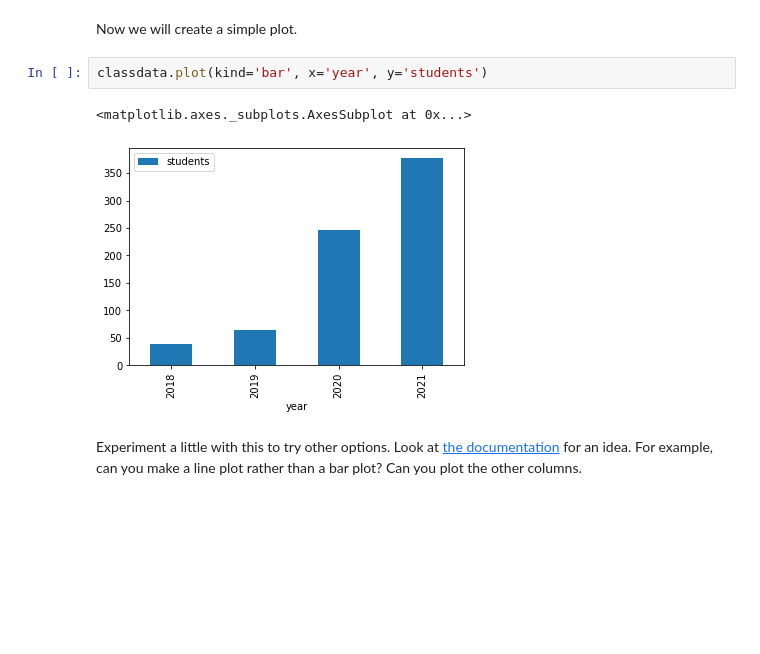
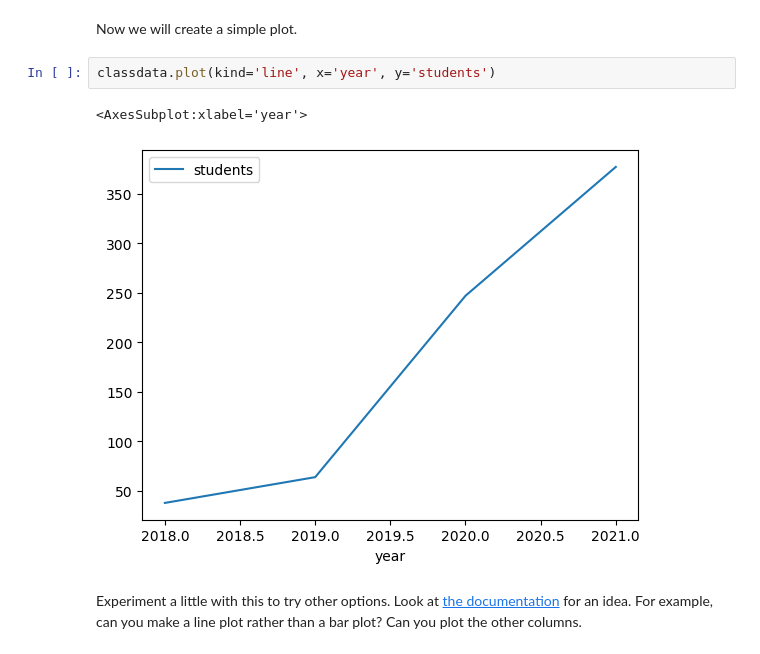
Before and after one commit to usamashah24/Usama-Workshop1, a Jupyter notebook: Workshop Week 1 (1).ipynb, the cells around one changed output. Drawn from its saved outputs; the diff is of its cells as text; blank space fills up the shorter version.

Commit message:
Update Workshop Week 1 (1).ipynb
Final changed bar to line

```diff
--- a/Workshop Week 1 (1).ipynb
+++ b/Workshop Week 1 (1).ipynb
@@ -175,10 +196,10 @@ classdata
 # %% [markdown]
 Now we will create a simple plot.
 # %%
-classdata.plot(kind='bar', x='year', y='students')
+classdata.plot(kind='line', x='year', y='students')
 # %% [output]
-<matplotlib.axes._subplots.AxesSubplot at 0x...>
+<AxesSubplot:xlabel='year'>
-[figure, old version]
+[figure, new version]
 # %% [markdown]
 Experiment a little with this to try other options. Look at [the documentation](https://pandas.pydata.org/pandas-docs/stable/user_guide/visualization.html) for an idea. For example, can you make a line plot rather than a bar plot? Can you plot the other columns.
 # %%
```
Also changed, not shown: parts of 2 cells of this notebook.
